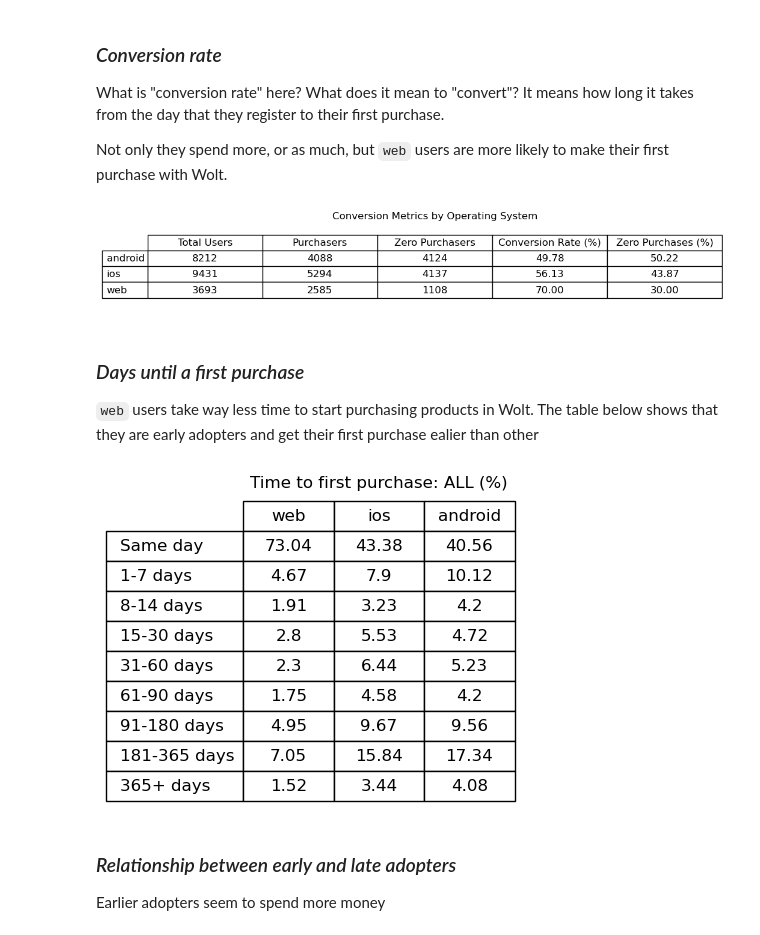
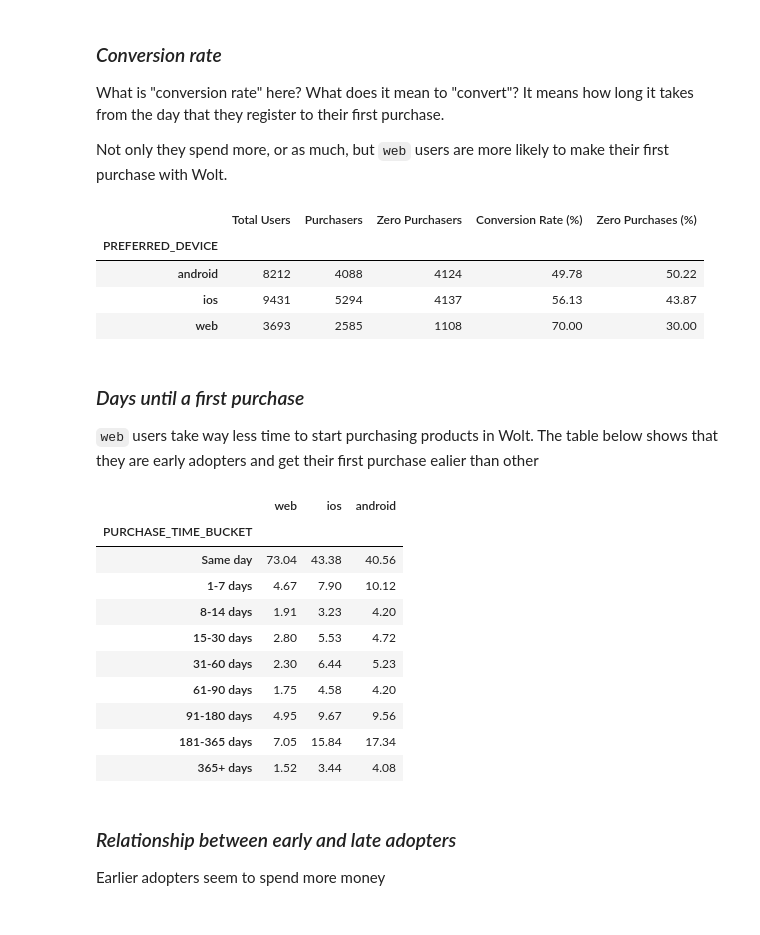
Before and after one commit to FjjDessoyCaraballo/restaurant-data, a Jupyter notebook: task2/notebook.ipynb, the cells around one changed output. Saved outputs shown, nothing was run; the diff lists cells and outputs as text; code cells hidden in the pictures.

Commit message:
feature: finished writing code for wrangling data. Only report in notebook left

```diff
--- a/task2/notebook.ipynb
+++ b/task2/notebook.ipynb
@@ -94,30 +97,70 @@ Not only they spend more, or as much, but `web` users are more likely to make th
 # %%
 import pandas as pd
 from parsing import sliceByCountry
-from conversionOs import conversionByOs
+from conversionOs import conversionRate, conversionByOs
 
 df = pd.read_csv('dataset_for_datascience_assignment.csv')
 df = sliceByCountry(df)
-conversionByOs(df)
+conversionRate(df)
+
+# Uncomment for bigger, higher contrast table
+# conversionByOs(df)
 # %% [output]
-[figure, removed]
+|  | Total Users | Purchasers | Zero Purchasers | Conversion Rate (%) | Zero Purchases (%) |
+| PREFERRED_DEVICE |  |  |  |  |  |
+| android | 8212 | 4088 | 4124 | 49.78 | 50.22 |
+| ios | 9431 | 5294 | 4137 | 56.13 | 43.87 |
+| web | 3693 | 2585 | 1108 | 70.00 | 30.00 |
 # %% [markdown]
 ### *Days until a first purchase*
 
 `web` users take way less time to start purchasing products in Wolt. The table below shows that they are early adopters and get their first purchase ealier than other
-# %%
-from firstPurchase import firstPurchase
-
-# plot users OS by country
-df = parseDf()
-
-# Uncomment individually to view data from each of three countries
-# firstPurchase(df, "FIN")
-# firstPurchase(df, "GRC")
-# firstPurchase(df, "DNK")
-firstPurchase(df, "ALL")
-# %% [output]
-[figure, removed]
+# %%
+from firstPurchase import firstPurchase, filterFirstPurchase, createBuckets
+
+# plot users OS by country
+df = parseDf()
+
+# Uncomment individually to view data from each of three countries
+# firstPurchase(df, "FIN")
+# firstPurchase(df, "GRC")
+# firstPurchase(df, "DNK")
+# firstPurchase(df, "ALL")
+
+# If you want to view the table in a darker background
+# you can comment the above code and uncomment the section below:
+
+# plot users OS by country
+df = parseDf()
+
+# choose country
+country = "ALL"
+
+# insert new column `DAYS_TO_FIRST_PURCHASE`
+newDfAddedColumn: pd.DataFrame = filterFirstPurchase(df)
+
+# filter by selected country. This dataframe will still contain
+# most of the original columns
+if country != "ALL":
+	filteredDf = newDfAddedColumn[newDfAddedColumn['REGISTRATION_COUNTRY'] == country]
+else:
+	filteredDf = newDfAddedColumn.copy()
+
+# create buckets with `DAYS_TO_FIRST_PURCHASE` (e.g. - same day, 1-7 days, etc). This dataframe does NOT
+# contain most of the original dataframe columns.
+createBuckets(filteredDf)
+# %% [output]
+|  | web | ios | android |
+| PURCHASE_TIME_BUCKET |  |  |  |
+| Same day | 73.04 | 43.38 | 40.56 |
+| 1-7 days | 4.67 | 7.90 | 10.12 |
+| 8-14 days | 1.91 | 3.23 | 4.20 |
+| 15-30 days | 2.80 | 5.53 | 4.72 |
+| 31-60 days | 2.30 | 6.44 | 5.23 |
+| 61-90 days | 1.75 | 4.58 | 4.20 |
+| 91-180 days | 4.95 | 9.67 | 9.56 |
+| 181-365 days | 7.05 | 15.84 | 17.34 |
+| 365+ days | 1.52 | 3.44 | 4.08 |
 # %% [markdown]
 ### *Relationship between early and late adopters*
 
```
Also changed, not shown: parts of 5 cells of this notebook, 3 other files.
